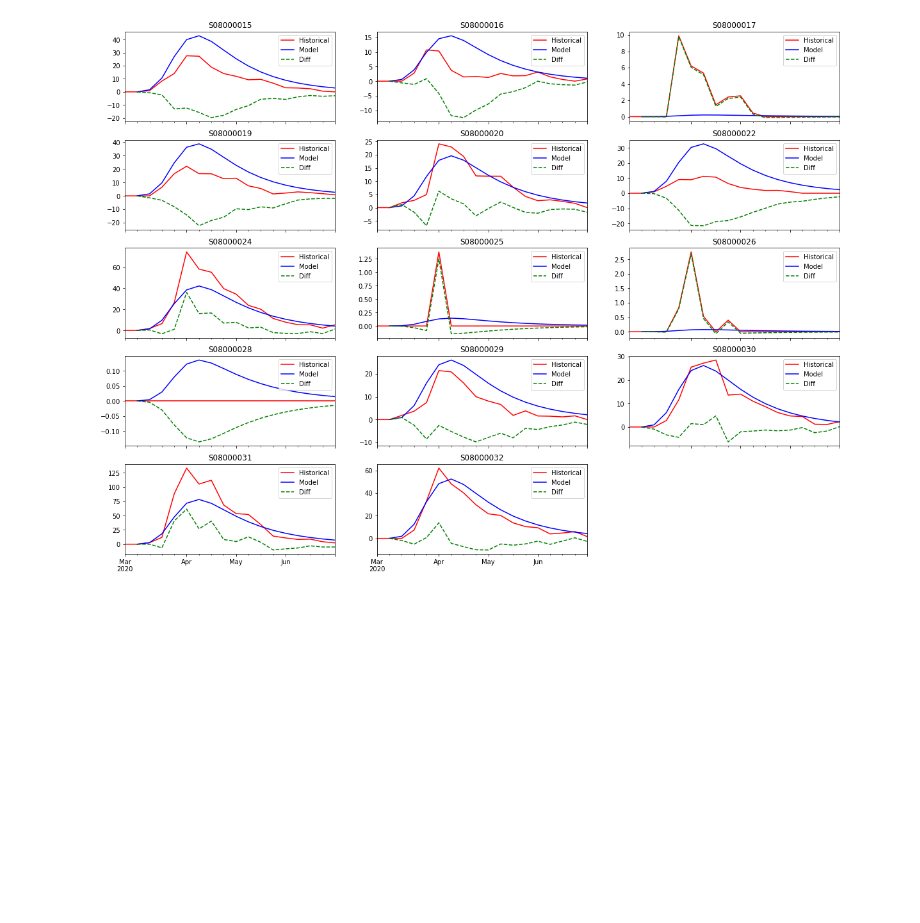
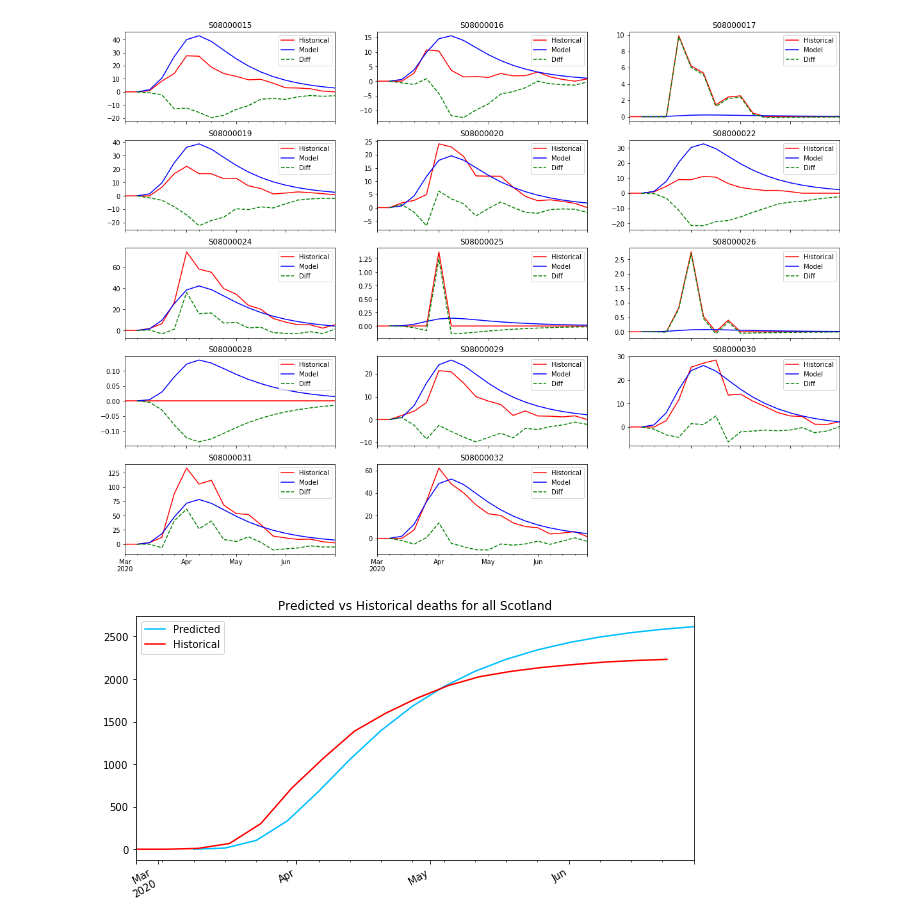
Before and after one commit to magicicada/simple_network_sim, a Jupyter notebook: doc/notebooks/Inference - ABC SMC.ipynb, the cells around one changed output. Cells and saved outputs as stored; diff of their text form; code cells hidden in the pictures; blank space fills up the shorter version.

```diff
--- a/doc/notebooks/Inference - ABC SMC.ipynb
+++ b/doc/notebooks/Inference - ABC SMC.ipynb
@@ -169,8 +186,8 @@ Run time: 1.48h
 # %%
 name = "Infection probability"
 unit = "probability"
-get_param_infection_proba = lambda p: p.inferred_variables["infection_probability"].value.at[0, "Value"]
-get_mean_infection_proba = lambda p: p.inferred_variables["infection_probability"].mean
+get_param_infection_proba = lambda p: p.inferred_variables["infection-probability"].value.at[0, "Value"]
+get_mean_infection_proba = lambda p: p.inferred_variables["infection-probability"].mean
 
 plot_posterior_abc_smc(name, unit, get_param_infection_proba, get_mean_infection_proba, summary)
 # %% [output]
@@ -278,3 +295,12 @@ for i, hb in enumerate(result_by_node.columns):
 axes[4, 2].remove()
 # %% [output]
 [figure]
+# %%
+fig, axe = plt.subplots(nrows=1, ncols=1, figsize=(10, 5))
+result_by_node.sum(axis=1).cumsum().plot(ax=axe, label="Predicted", c="deepskyblue")
+historical.sum(axis=1).cumsum().plot(ax=axe, label="Historical", c="red")
+axe.set_title("Predicted vs Historical deaths for all Scotland")
+axe.legend()
+fig.autofmt_xdate()
+# %% [output]
+[figure, added]
```
Also changed, not shown: parts of 4 cells of this notebook, 1 other file.
